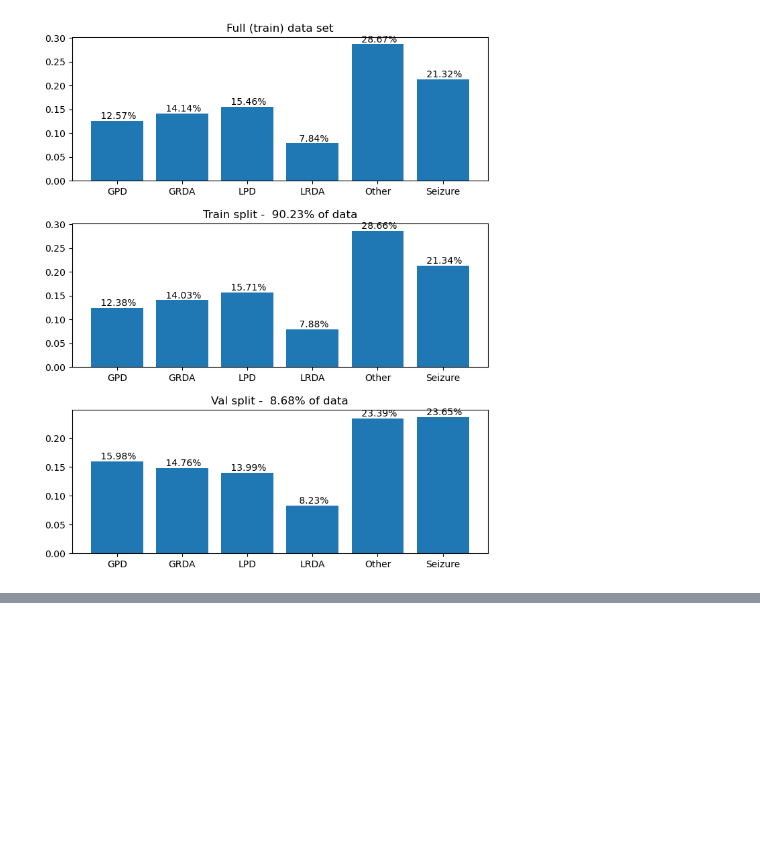
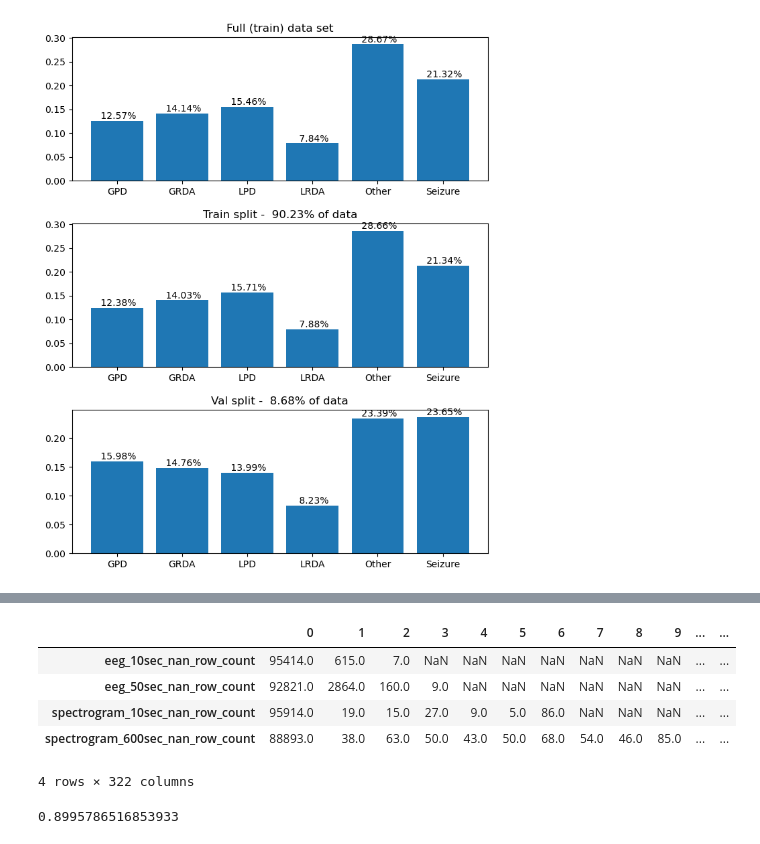
Before and after one commit to limac246/brainActivity2024, a Jupyter notebook: scripts/non-overlapping-split.ipynb, the cells around one changed output, grey strips where cells are left out. Cells and saved outputs as stored; diff of their text form; code cells hidden in the pictures; blank space fills up the shorter version.

Commit message:
added the script for less filtering train test split, added the csv's

```diff
--- a/scripts/non-overlapping-split.ipynb
+++ b/scripts/non-overlapping-split.ipynb
@@ -176,0 +183,8 @@ plt.show()
+# %%
+df2 = pd.read_csv('train_with_nan_info.csv')
+vote_cols = [c for c in df2.columns if '_vote' in c]
+df2['total_votes'] = df2[vote_cols].sum(axis=1)
+df2_low_total_votes = df2[df2['total_votes'] <= 2]
+print('number of entries with low votes\n',df2_low_total_votes.shape[0])
+df2_high = df2[df2['total_votes'] > 2]
+df2_high.shape[0]
@@ -176,0 +195,13 @@ plt.show()
+# %%
+from sklearn.model_selection import StratifiedGroupKFold
+
+sgkf = StratifiedGroupKFold(n_splits=10)
+for (t,v) in sgkf.split(X = df2_high, y=df2_high['expert_consensus'], groups=df2_high['patient_id']):
+    train_idx_full = t
+    test_idx_full = v
+    break
+# %%
+df2_high_train = df2_high.iloc[train_idx_full]
+df2_high_test = df2_high.iloc[test_idx_full]
+print(df2_high_train.shape, df2_high_test.shape, df2_high.shape)
+print(df2_high_train.shape[0] / df2_high.shape[0] * 100)
@@ -176,0 +211,13 @@ plt.show()
+# %%
+bpids = df2_high_test['patient_id'].values.tolist()
+
+df2_low_total_votes = df2_low_total_votes[ ~df2_low_total_votes['patient_id'].isin(bpids) ]
+print('number of entries with low votes added to the train set\n', df2_low_total_votes.shape[0])
+
+
+print('making sure we dont have anything overlapping with test\n', set(df2_low_total_votes.patient_id.values).intersection(set(df2_high_test.patient_id.values)))
+
+
+df2_train = pd.concat([df2_low_total_votes, df2_high_train])
+df2_test = df2_high_test
+df2_train.sort_index(inplace=True)
@@ -176,0 +254,14 @@ plt.show()
+# %%
+nan_counts=['eeg_50sec_nan_row_count','eeg_10sec_nan_row_count', 'spectrogram_600sec_nan_row_count', 'spectrogram_10sec_nan_row_count' ]
+df2_train[nan_counts].stack(future_stack=True).groupby(level=[1]).value_counts().unstack()
+# %% [output]
+|  | 0 | 1 | 2 | 3 | 4 | 5 | 6 | 7 | 8 | 9 | ... | ... |
+| eeg_10sec_nan_row_count | 95414.0 | 615.0 | 7.0 | NaN | NaN | NaN | NaN | NaN | NaN | NaN | ... | ... |
+| eeg_50sec_nan_row_count | 92821.0 | 2864.0 | 160.0 | 9.0 | NaN | NaN | NaN | NaN | NaN | NaN | ... | ... |
+| spectrogram_10sec_nan_row_count | 95914.0 | 19.0 | 15.0 | 27.0 | 9.0 | 5.0 | 86.0 | NaN | NaN | NaN | ... | ... |
+| spectrogram_600sec_nan_row_count | 88893.0 | 38.0 | 63.0 | 50.0 | 43.0 | 50.0 | 68.0 | 54.0 | 46.0 | 85.0 | ... | ... |
+4 rows × 322 columns
+# %%
+df2_train.shape[0]/df2.shape[0]
+# %% [output]
+0.8995786516853933
```
Also changed, not shown: parts of 7 cells of this notebook, 2 other files.
